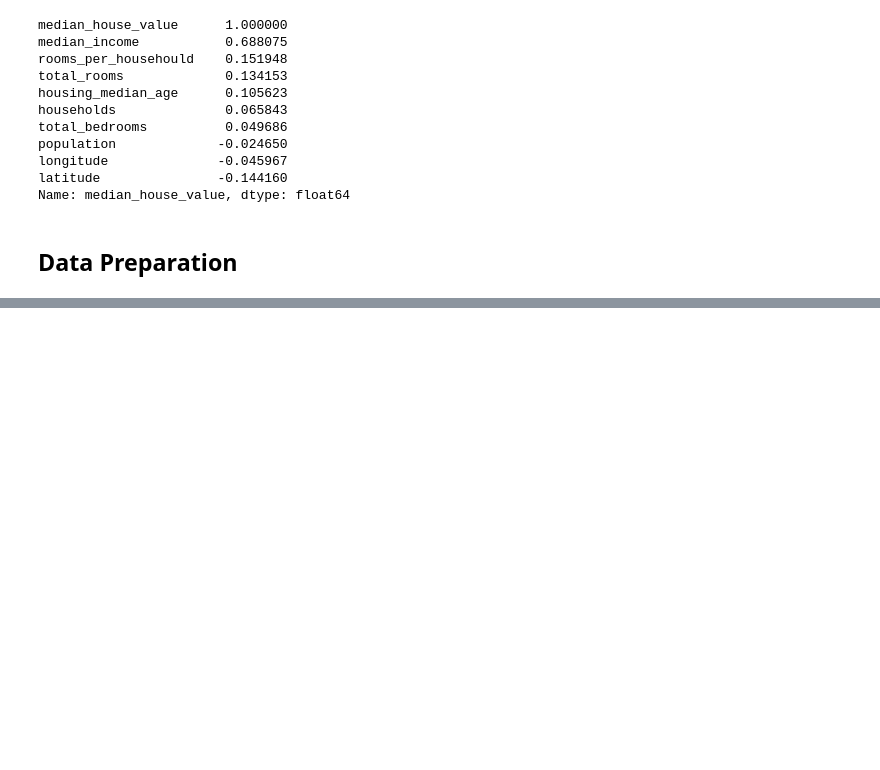
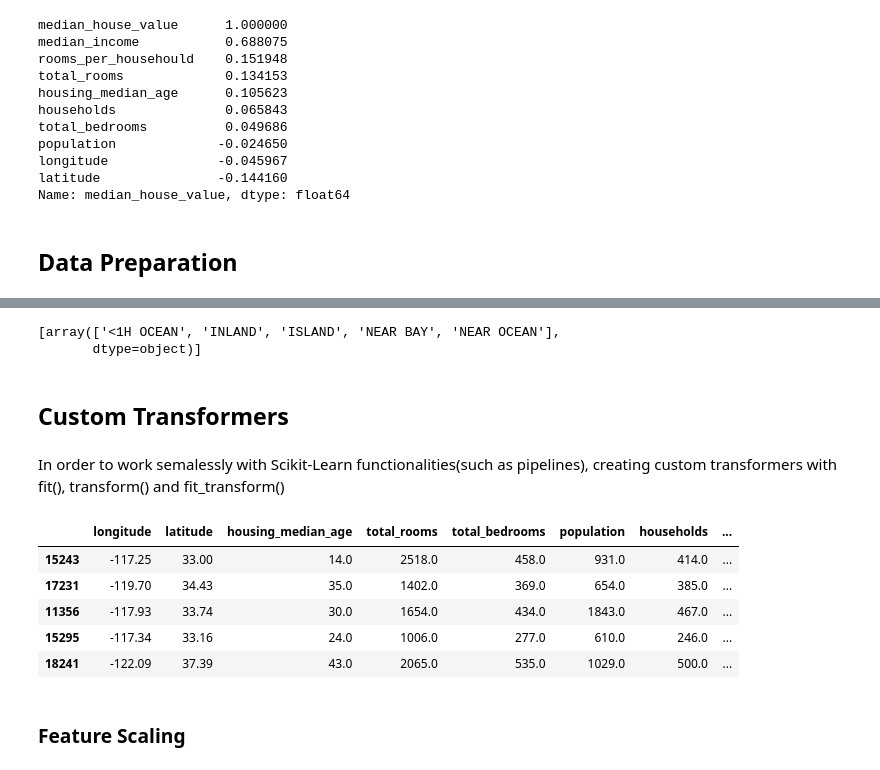
Before and after one commit to julie87zhang/python_exercise, a Jupyter notebook: machine_learning_manual/real_estate_project_chapter2.ipynb, the cells around one changed output, grey strips where cells are left out. Drawn from its saved outputs; the diff is of its cells as text; code cells hidden in the pictures; blank space fills up the shorter version.

```diff
--- a/machine_learning_manual/real_estate_project_chapter2.ipynb
+++ b/machine_learning_manual/real_estate_project_chapter2.ipynb
@@ -296,0 +305,4 @@ Name: median_house_value, dtype: float64
+# %%
+#drop the rows with missing values using dropna(subset)
+housing=housing.dropna(subset=['total_bedrooms'])
+housing.info()
@@ -296,0 +326,4 @@ Name: median_house_value, dtype: float64
+# %%
+#drop this attribute
+housing=housing.drop('total_bedrooms',axis=1)
+housing.info()
@@ -296,0 +346,5 @@ Name: median_house_value, dtype: float64
+# %%
+#Imputation using zero, mean or median using fillna
+#housing['total_bedrooms']=housing['total_bedrooms'].fillna(housing.total_bedrooms.mean())
+housing['total_bedrooms'].fillna(housing.total_bedrooms.mean(),inplace=True)
+housing.info()
@@ -296,0 +452,37 @@ Name: median_house_value, dtype: float64
+# %%
+onehotencoder.categories_
+# %% [output]
+[array(['<1H OCEAN', 'INLAND', 'ISLAND', 'NEAR BAY', 'NEAR OCEAN'],
+       dtype=object)]
+# %% [markdown]
+## Custom Transformers
+# %% [markdown]
+In order to work semalessly with Scikit-Learn functionalities(such as pipelines), creating custom transformers with fit(), transform() and fit_transform()
+# %%
+from sklearn.base import BaseEstimator, TransformerMixin #TransformerMixin added fit_transform()
+class CombineAttributeAdder(BaseEstimator,TransformerMixin):
+    def __init__ (self,add_bedrooms_per_room=True):
+        self.add_bedrooms_per_room=add_bedrooms_per_room
+    def fit(self,X,y=None):
+        return self
+    def transform(self,X):
+        X['room_per_household']=X['total_rooms']/X['households']
+        X['population_per_household']=X['population']/X['households']
+        if self.add_bedrooms_per_room:
+            X['bedroom_per_room']=X['total_bedrooms']/X['total_rooms']
+            return X
+        else:
+            return X
+# %%
+#Add those feature combinations as new custom transformers
+combineattributeadder=CombineAttributeAdder(add_bedrooms_per_room=False)
+combineattributeadder.fit_transform(housing).head()
+# %% [output]
+|  | longitude | latitude | housing_median_age | total_rooms | total_bedrooms | population | households | ... |
+| 15243 | -117.25 | 33.00 | 14.0 | 2518.0 | 458.0 | 931.0 | 414.0 | ... |
+| 17231 | -119.70 | 34.43 | 35.0 | 1402.0 | 369.0 | 654.0 | 385.0 | ... |
+| 11356 | -117.93 | 33.74 | 30.0 | 1654.0 | 434.0 | 1843.0 | 467.0 | ... |
+| 15295 | -117.34 | 33.16 | 24.0 | 1006.0 | 277.0 | 610.0 | 246.0 | ... |
+| 18241 | -122.09 | 37.39 | 43.0 | 2065.0 | 535.0 | 1029.0 | 500.0 | ... |
+# %% [markdown]
+### Feature Scaling
```
Also changed, not shown: parts of 34 cells of this notebook, 1 other file.
